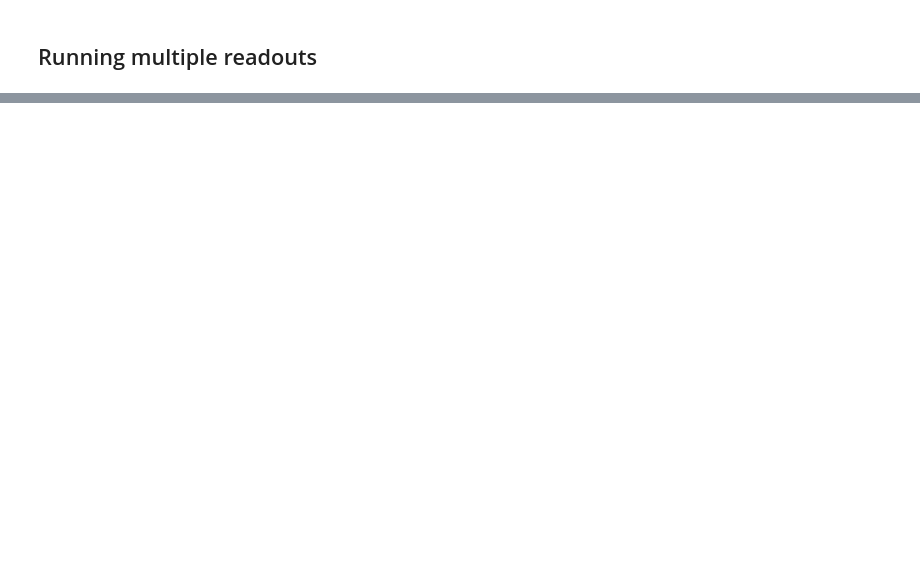
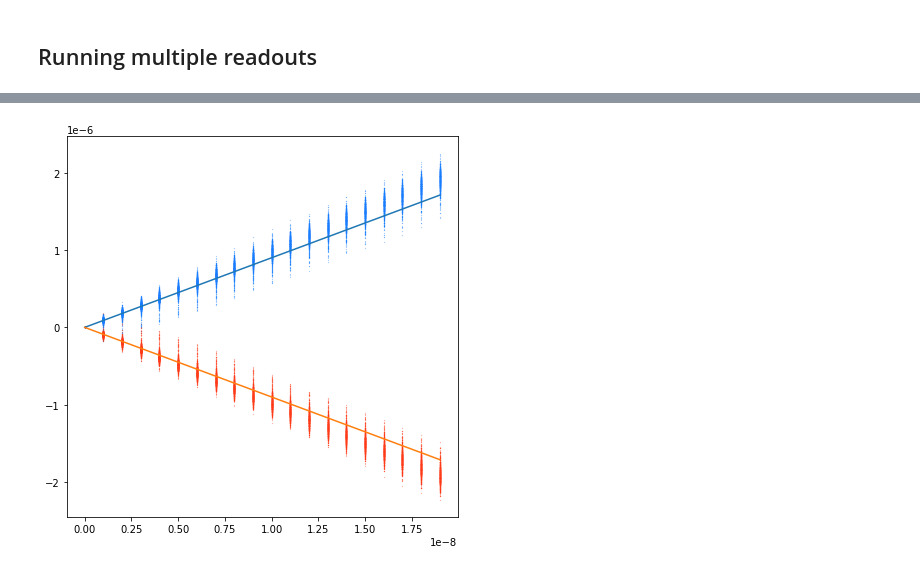
Before and after one commit to fernandovldrs/qcrew-readout, a Jupyter notebook: readout_optimization.ipynb, the cells around one changed output, grey strips where cells are left out. Saved outputs shown, nothing was run; the diff lists cells and outputs as text; code cells hidden in the pictures; blank space fills up the shorter version.

Commit message:
fidelity estimation, added functions and comments to code

```diff
--- a/readout_optimization.ipynb
+++ b/readout_optimization.ipynb
@@ -20,22 +0,0 @@ kappa = chi
-# %%
-alpha_0 = 0   # Initial cavity state
-t_sim = 47530e-10 # Simulation time > 20/chi
-dt = 1e-10   # Simulation timestep
-
-freq_mm = 0   # Frequency mismatch between input signal and cavity (Hz)
-A = 3   # Input signal amplitude
-
-# Input signal (square pulse)
-def b_in(t):
-
-    # Pulse start time
-    t0 = 100e-9
-
-    # Pulse stop time
-    tf = 2500e-9
-
-    if t > t0 and t < tf:
-        return A*np.exp(1j*2*np.pi*freq_mm*t)
-
-    else:
-        return 0
@@ -264,0 +47,5 @@ plt.show()
+# %%
+N = 1000
+
+sim = RO.readout_simulation(b_in, freq_mm, chi, kappa, alpha_0, t_sim, dt)
+int_theta_data, acq_steps_data, gaussian_fit, fidelity_matrices, acq_time = sim.do_multiple_readouts(N, t_wait, t_acq, dt_acq)
@@ -264,0 +57,14 @@ plt.show()
+# %%
+f, ax = plt.subplots(figsize=(7,7))
+
+for n in range(N):
+    ax.scatter(acq_time, int_theta_data['e'][n], label = 'excited', c = '#177FFF', s = 0.02)
+    ax.scatter(acq_time, int_theta_data['g'][n], label = 'ground', c = '#FF3A17', s = 0.02)
+
+# Plot theoretical expected values of integrated theta
+plt.plot(acq_time, [sim.exp_theta['e']*dt_acq*i for i in range(len(acq_time))])
+plt.plot(acq_time, [sim.exp_theta['g']*dt_acq*i for i in range(len(acq_time))])
+
+plt.show()
+# %% [output]
+[figure, added]
```
Also changed, not shown: parts of 32 cells of this notebook, 2 other files.
